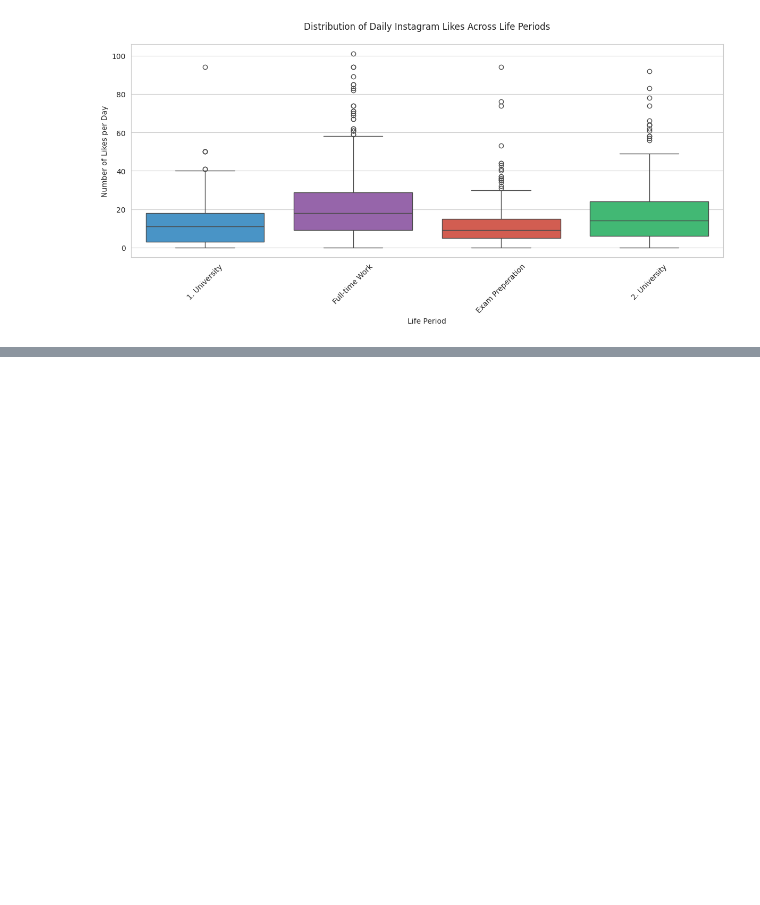
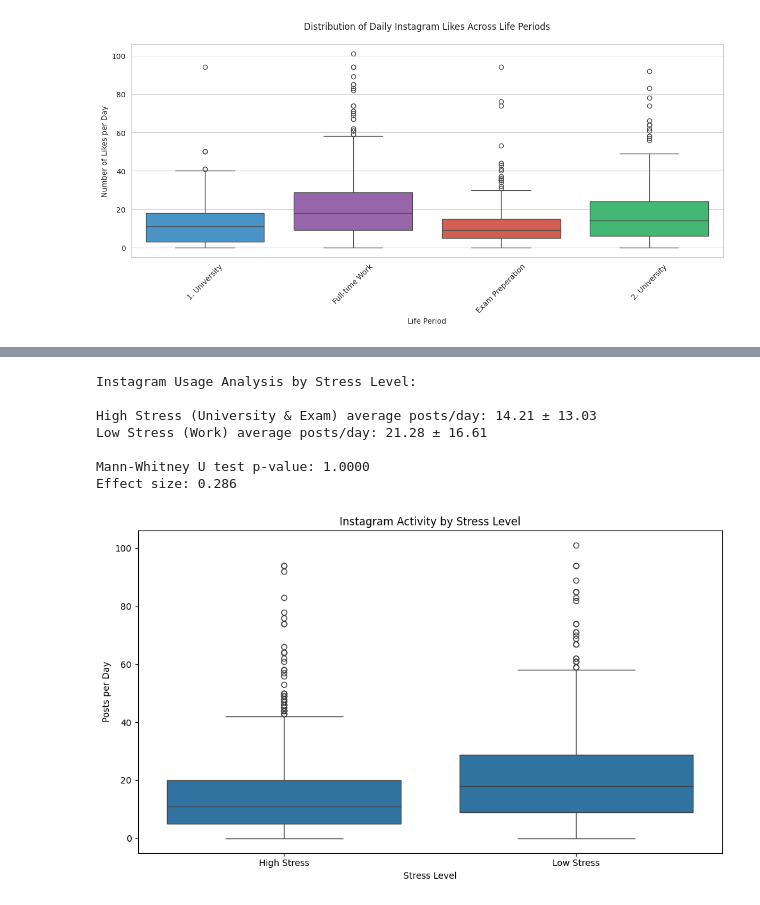
Before and after one commit to idilmuftuoglu/DSA210_TermProject, a Jupyter notebook: DSA210_TermProject.ipynb, the cells around one changed output, grey strips where cells are left out. Cells and saved outputs as stored; diff of their text form; code cells hidden in the pictures; blank space fills up the shorter version.

```diff
--- a/DSA210_TermProject.ipynb
+++ b/DSA210_TermProject.ipynb
@@ -157,5 +203,4 @@ Full-time Work    2022-09-29   725
 # %%
-# Create scatter plots of daily Instagram activity for each period with standardized y-axis for easy comparison between different periods
 def create_activity_plots_standardized(complete_counts):
     plt.style.use('default')
 
@@ -204,12 +249,11 @@ def create_activity_plots_standardized(complete_counts):
     return fig
 
 # Create the visualization
-fig = create_activity_plots_standardized(complete_counts)
+fig = create_activity_plots_standardized(complete_counts_instagram)
 plt.show()
 
-# Print out the maximum values for each period for reference
 print("\nMaximum likes by period:")
-for period, group in complete_counts.groupby('custom_period'):
+for period, group in complete_counts_instagram.groupby('custom_period'):
     print(f"{period}: {group['count'].max()} likes")
 # %% [output]
 [figure]
@@ -323,0 +1198,59 @@ Full-time Work    602.0  21.280731  16.613626  0.0  9.0  18.0  28.75  101.0
+# %%
+high_stress_periods = ['Exam Preperation', '1. University', '2. University']
+low_stress_periods = ['Full-time Work']
+
+def analyze_stress_periods(df):
+    high_stress_data = df[df['custom_period'].isin(high_stress_periods)]['count']
+    low_stress_data = df[df['custom_period'].isin(low_stress_periods)]['count']
+
+    test_results = stats.mannwhitneyu(high_stress_data, low_stress_data, alternative='greater')
+
+    n1, n2 = len(high_stress_data), len(low_stress_data)
+    effect_size = (n1 * n2 - 2 * test_results.statistic) / (n1 * n2)
+
+    return {
+        'high_stress_mean': high_stress_data.mean(),
+        'low_stress_mean': low_stress_data.mean(),
+        'high_stress_std': high_stress_data.std(),
+        'low_stress_std': low_stress_data.std(),
+        'test_stat': test_results.statistic,
+        'p_value': test_results.pvalue,
+        'effect_size': effect_size
+    }
+
+results = analyze_stress_periods(cleaned_counts_instagram)
+
+print("\nInstagram Usage Analysis by Stress Level:")
+print(f"\nHigh Stress (University & Exam) average posts/day: {results['high_stress_mean']:.2f} ± {results['high_stress_std']:.2f}")
+print(f"Low Stress (Work) average posts/day: {results['low_stress_mean']:.2f} ± {results['low_stress_std']:.2f}")
+print(f"\nMann-Whitney U test p-value: {results['p_value']:.4f}")
+print(f"Effect size: {results['effect_size']:.3f}")
+
+# Visualize
+plt.figure(figsize=(10, 6))
+data = pd.DataFrame({
+    'Activity': cleaned_counts_instagram['count'],
+    'Stress Level': cleaned_counts_instagram['custom_period'].map({
+        'Exam Preperation': 'High Stress',
+        '1. University': 'High Stress',
+        '2. University': 'High Stress',
+        'Full-time Work': 'Low Stress'
+    })
+})
+
+sns.boxplot(data=data, x='Stress Level', y='Activity',
+            order=['High Stress', 'Low Stress'])
+plt.title('Instagram Activity by Stress Level')
+plt.xlabel('Stress Level')
+plt.ylabel('Posts per Day')
+plt.tight_layout()
+plt.show()
+# %% [output]
+Instagram Usage Analysis by Stress Level:
+
+High Stress (University & Exam) average posts/day: 14.21 ± 13.03
+Low Stress (Work) average posts/day: 21.28 ± 16.61
+
+Mann-Whitney U test p-value: 1.0000
+Effect size: 0.286
+[figure, added]
```
Also changed, not shown: parts of 31 cells of this notebook.
